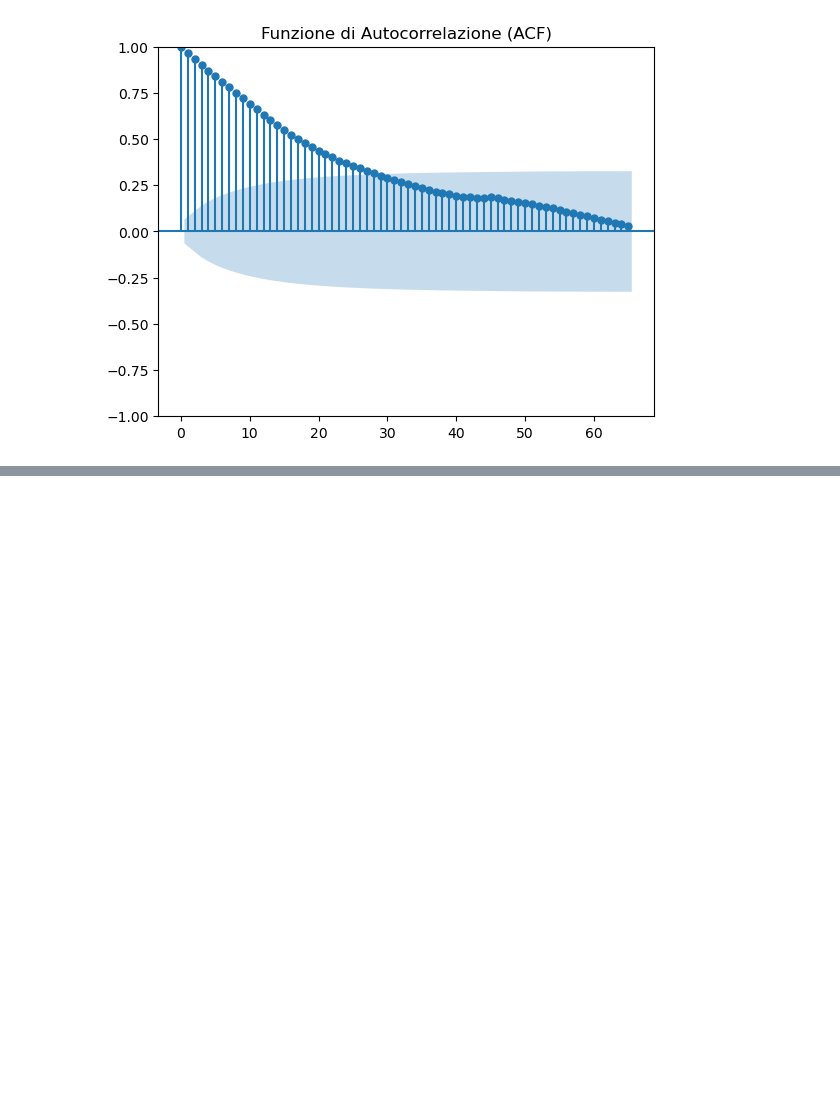
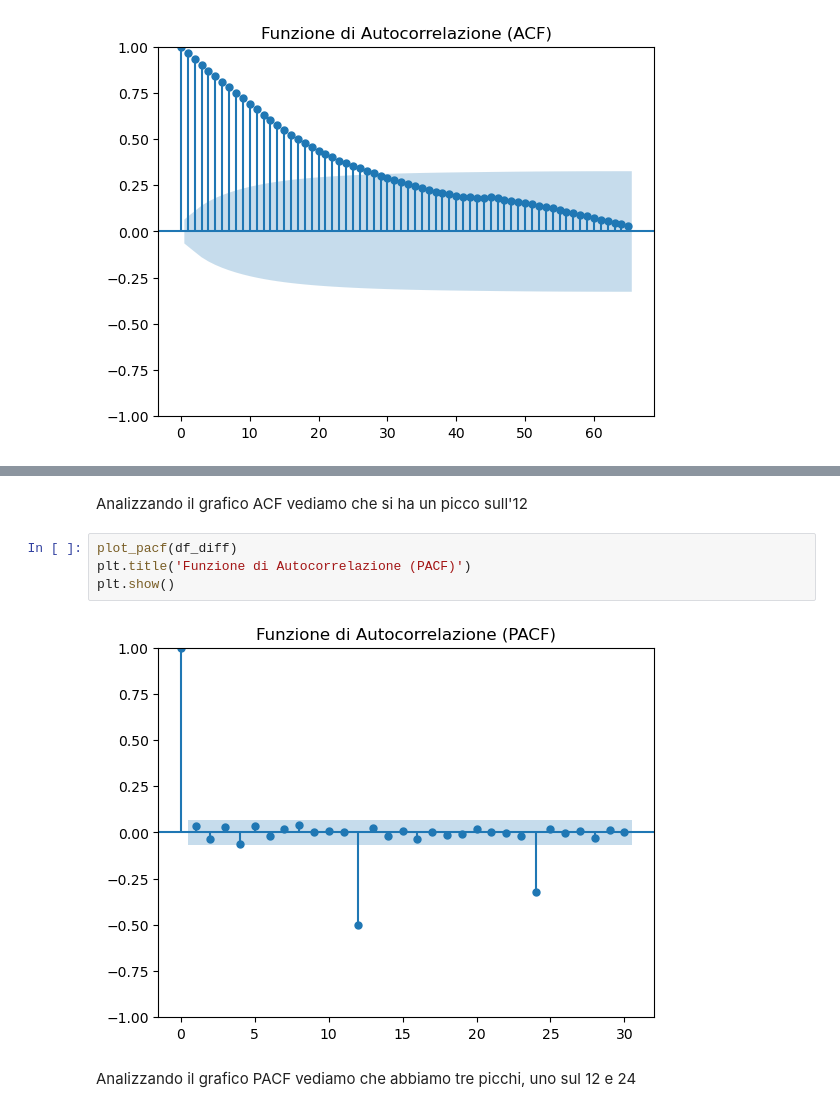
Before and after one commit to MatteoCalvanico/DataAnalytics-Project, a Jupyter notebook: Progetto.ipynb, the cells around one changed output, grey strips where cells are left out. Cells and saved outputs as stored; diff of their text form; blank space fills up the shorter version.

```diff
--- a/Progetto.ipynb
+++ b/Progetto.ipynb
@@ -317,0 +342,10 @@ Guardano il grafico è subito noto come la nostra serie temporale sia NON STAZIO
+# %% [markdown]
+Analizzando il grafico ACF vediamo che si ha un picco sull'12
+# %%
+plot_pacf(df_diff)
+plt.title('Funzione di Autocorrelazione (PACF)')
+plt.show()
+# %% [output]
+[figure, added]
+# %% [markdown]
+Analizzando il grafico PACF vediamo che abbiamo tre picchi, uno sul 12 e 24
```
Also changed, not shown: parts of 6 cells of this notebook.
